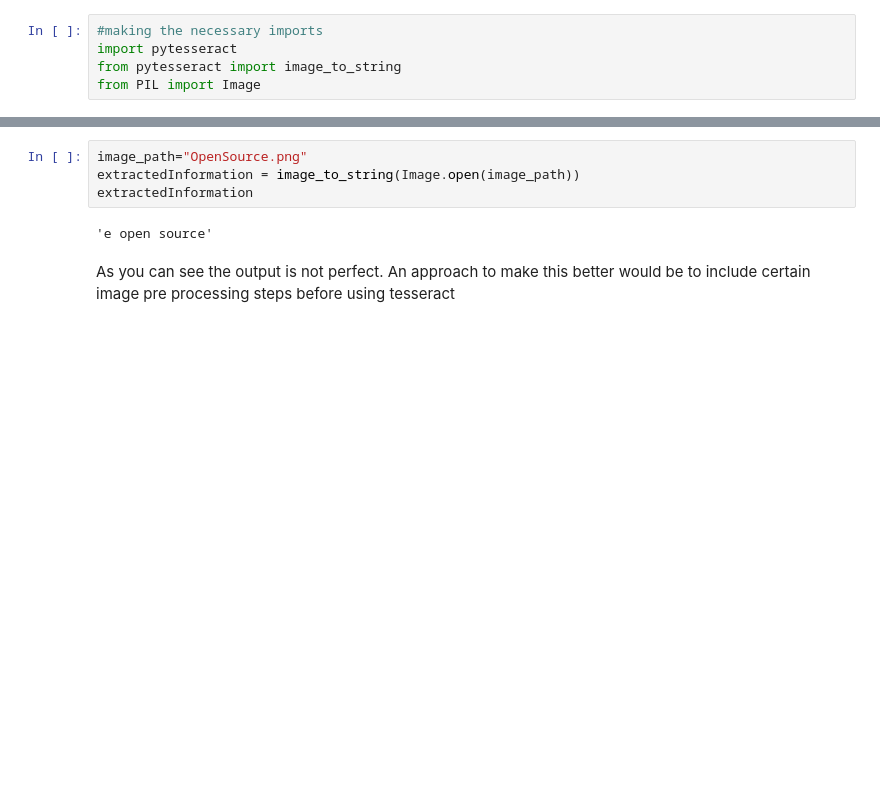
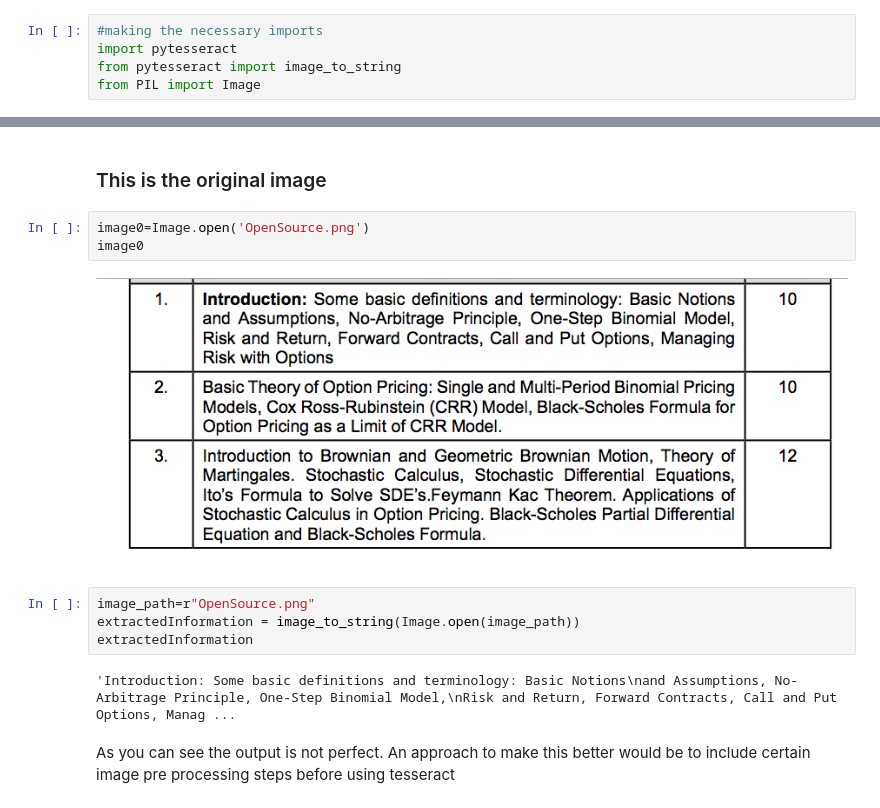
Before and after one commit to practical-nlp/practical-nlp-code, a Jupyter notebook: Ch2/03_Extracting_text_from_images_tesseract.ipynb, the cells around one changed output, grey strips where cells are left out. Cells and saved outputs as stored; diff of their text form; blank space fills up the shorter version.

```diff
--- a/Ch2/03_Extracting_text_from_images_tesseract.ipynb
+++ b/Ch2/03_Extracting_text_from_images_tesseract.ipynb
@@ -36,8 +41,15 @@ Saving OpenSource.png to OpenSource.png
+# %% [markdown]
+  ### This is the original image
+# %%
+image0=Image.open('OpenSource.png')
+image0
+# %% [output]
+[figure, added]
 # %%
-image_path="OpenSource.png"
+image_path=r"OpenSource.png"
 extractedInformation = image_to_string(Image.open(image_path))
 extractedInformation
 # %% [output]
-'e open source'
+'Introduction: Some basic definitions and terminology: Basic Notions\nand Assumptions, No-Arbitrage Principle, One-Step Binomial Model,\nRisk and Return, Forward Contracts, Call and Put Options, Manag ...
 # %% [markdown]
 As you can see the output is not perfect. An approach to make this better would be to include certain image pre processing steps before using tesseract
```
Also changed, not shown: parts of 8 cells of this notebook.
